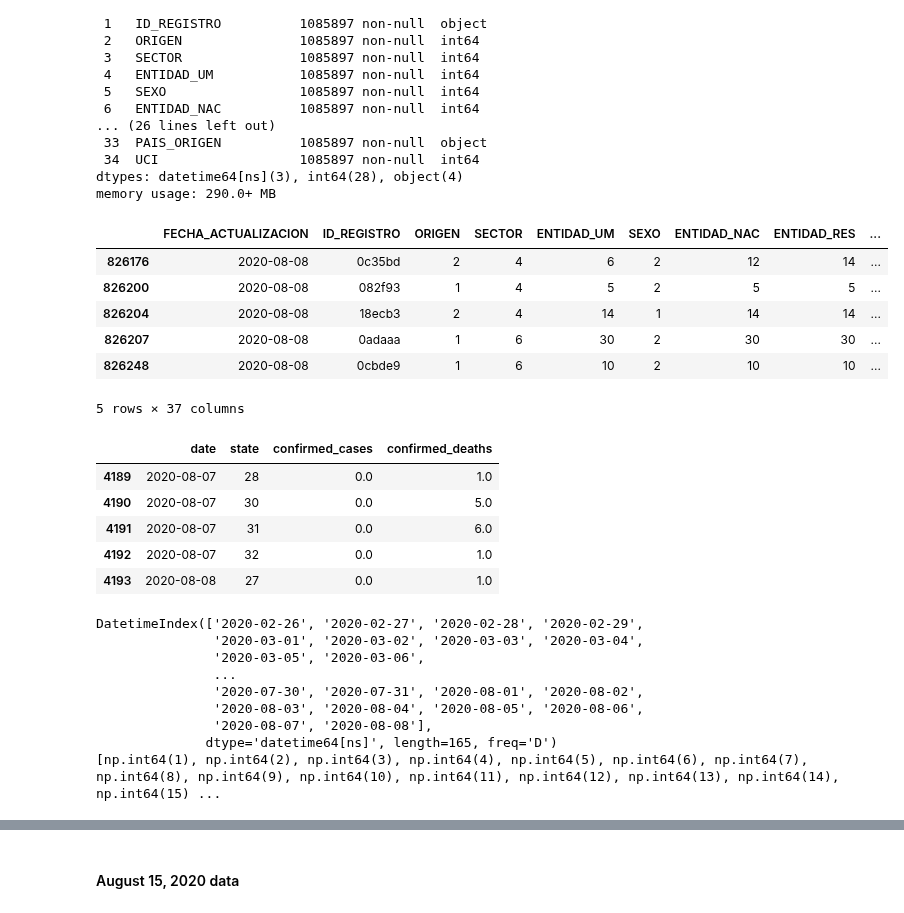
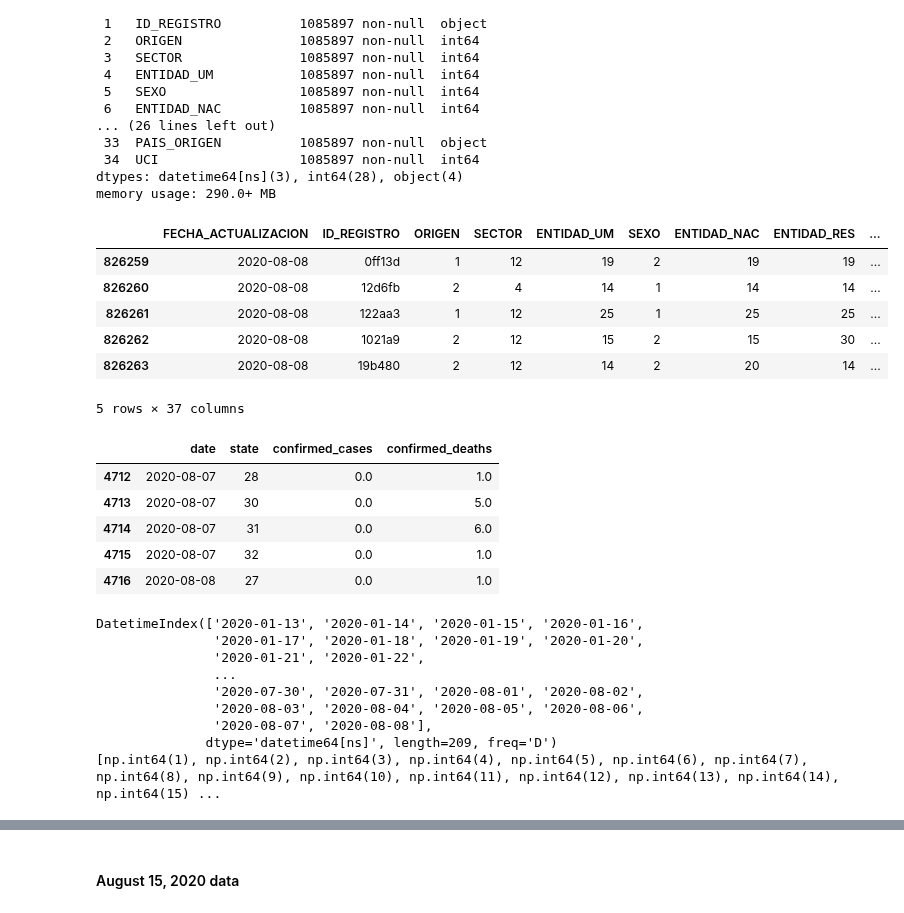
Before and after one commit to rosastreg/Undergrad_AM_Thesis, a Jupyter notebook: Notebooks/ETL.ipynb, the cells around one changed output, grey strips where cells are left out. Cells and saved outputs as stored; diff of their text form; code cells hidden in the pictures.

```diff
--- a/Notebooks/ETL.ipynb
+++ b/Notebooks/ETL.ipynb
@@ -246,33 +242,33 @@ Data columns (total 35 columns):
 dtypes: datetime64[ns](3), int64(28), object(4)
 memory usage: 290.0+ MB
 # %%
+
 # Filter the data to include only confirmed cases (RESULTADO = 1, represents positive cases)
 confirmed_cases_2020_08_08 = raw_data_2020_08_08[raw_data_2020_08_08['RESULTADO'] == 1].copy()
 
 # Calculate the number of days from symptom onset to death
 # FECHA_DEF: Date of death
 # FECHA_SINTOMAS: Date of symptom onset
 confirmed_cases_2020_08_08['OnsetToDeath'] = (confirmed_cases_2020_08_08['FECHA_DEF'] - confirmed_cases_2020_08_08['FECHA_SINTOMAS']).dt.days
 
 # Calculate the number of days from symptom onset to hospital admission
 # FECHA_INGRESO: Date of hospital admission
 confirmed_cases_2020_08_08['OnsetToHospital'] = (confirmed_cases_2020_08_08['FECHA_INGRESO'] - confirmed_cases_2020_08_08['FECHA_SINTOMAS']).dt.days
 
-# Filter out cases where OnsetToDeath is negative, keeping only realistic values (positive or zero days)
-confirmed_cases_2020_08_08 = confirmed_cases_2020_08_08[confirmed_cases_2020_08_08['OnsetToDeath'] >= 0].copy()
+# Filter out cases where OnsetToDeath is negative, keeping only realistic values (non-negative values)
+confirmed_cases_2020_08_08 = confirmed_cases_2020_08_08[(confirmed_cases_2020_08_08['OnsetToDeath'] >= 0) | confirmed_cases_2020_08_08['OnsetToDeath'].isna()].copy()
 
-# Filter out cases where OnsetToHospital is negative, keeping only realistic values (positive or zero days)
-confirmed_cases_2020_08_08 = confirmed_cases_2020_08_08[confirmed_cases_2020_08_08['OnsetToHospital'] >= 0].copy()
-
+# Filter out cases where OnsetToHospital is negative, keeping only realistic values (non-negative values)
+confirmed_cases_2020_08_08 = confirmed_cases_2020_08_08[(confirmed_cases_2020_08_08['OnsetToHospital'] >= 0) | confirmed_cases_2020_08_08['OnsetToHospital'].isna()].copy()
 
 confirmed_cases_2020_08_08.tail()
 # %% [output]
 |  | FECHA_ACTUALIZACION | ID_REGISTRO | ORIGEN | SECTOR | ENTIDAD_UM | SEXO | ENTIDAD_NAC | ENTIDAD_RES | ... |
-| 826176 | 2020-08-08 | 0c35bd | 2 | 4 | 6 | 2 | 12 | 14 | ... |
-| 826200 | 2020-08-08 | 082f93 | 1 | 4 | 5 | 2 | 5 | 5 | ... |
-| 826204 | 2020-08-08 | 18ecb3 | 2 | 4 | 14 | 1 | 14 | 14 | ... |
-| 826207 | 2020-08-08 | 0adaaa | 1 | 6 | 30 | 2 | 30 | 30 | ... |
-| 826248 | 2020-08-08 | 0cbde9 | 1 | 6 | 10 | 2 | 10 | 10 | ... |
+| 826259 | 2020-08-08 | 0ff13d | 1 | 12 | 19 | 2 | 19 | 19 | ... |
+| 826260 | 2020-08-08 | 12d6fb | 2 | 4 | 14 | 1 | 14 | 14 | ... |
+| 826261 | 2020-08-08 | 122aa3 | 1 | 12 | 25 | 1 | 25 | 25 | ... |
+| 826262 | 2020-08-08 | 1021a9 | 2 | 12 | 15 | 2 | 15 | 30 | ... |
+| 826263 | 2020-08-08 | 19b480 | 2 | 12 | 14 | 2 | 20 | 14 | ... |
 5 rows × 37 columns
 # %%
 # Group confirmed cases by the date of symptom onset (FECHA_SINTOMAS) and the state of residence (ENTIDAD_RES)
@@ -295,11 +291,11 @@ processed_data_2020_08_08.rename(columns={'FECHA': 'date', 'ENTIDAD_RES': 'state
 processed_data_2020_08_08.tail()
 # %% [output]
 |  | date | state | confirmed_cases | confirmed_deaths |
-| 4189 | 2020-08-07 | 28 | 0.0 | 1.0 |
-| 4190 | 2020-08-07 | 30 | 0.0 | 5.0 |
-| 4191 | 2020-08-07 | 31 | 0.0 | 6.0 |
-| 4192 | 2020-08-07 | 32 | 0.0 | 1.0 |
-| 4193 | 2020-08-08 | 27 | 0.0 | 1.0 |
+| 4712 | 2020-08-07 | 28 | 0.0 | 1.0 |
+| 4713 | 2020-08-07 | 30 | 0.0 | 5.0 |
+| 4714 | 2020-08-07 | 31 | 0.0 | 6.0 |
+| 4715 | 2020-08-07 | 32 | 0.0 | 1.0 |
+| 4716 | 2020-08-08 | 27 | 0.0 | 1.0 |
 # %%
 # Create a list of all unique dates in the data
 all_dates_2020_08_08 = pd.date_range(start=processed_data_2020_08_08['date'].min(),
@@ -312,14 +308,14 @@ all_states_2020_08_08 = sorted(processed_data_2020_08_08['state'].unique())
 print(all_dates_2020_08_08)
 print(all_states_2020_08_08)
 # %% [output]
-DatetimeIndex(['2020-02-26', '2020-02-27', '2020-02-28', '2020-02-29',
-               '2020-03-01', '2020-03-02', '2020-03-03', '2020-03-04',
-               '2020-03-05', '2020-03-06',
+DatetimeIndex(['2020-01-13', '2020-01-14', '2020-01-15', '2020-01-16',
+               '2020-01-17', '2020-01-18', '2020-01-19', '2020-01-20',
+               '2020-01-21', '2020-01-22',
                ...
                '2020-07-30', '2020-07-31', '2020-08-01', '2020-08-02',
                '2020-08-03', '2020-08-04', '2020-08-05', '2020-08-06',
                '2020-08-07', '2020-08-08'],
-              dtype='datetime64[ns]', length=165, freq='D')
+              dtype='datetime64[ns]', length=209, freq='D')
 [np.int64(1), np.int64(2), np.int64(3), np.int64(4), np.int64(5), np.int64(6), np.int64(7), np.int64(8), np.int64(9), np.int64(10), np.int64(11), np.int64(12), np.int64(13), np.int64(14), np.int64(15) ...
 # %%
 # Create a complete template DataFrame with all possible combinations of dates and states
```
Also changed, not shown: parts of 24 cells of this notebook, 8 other files.
